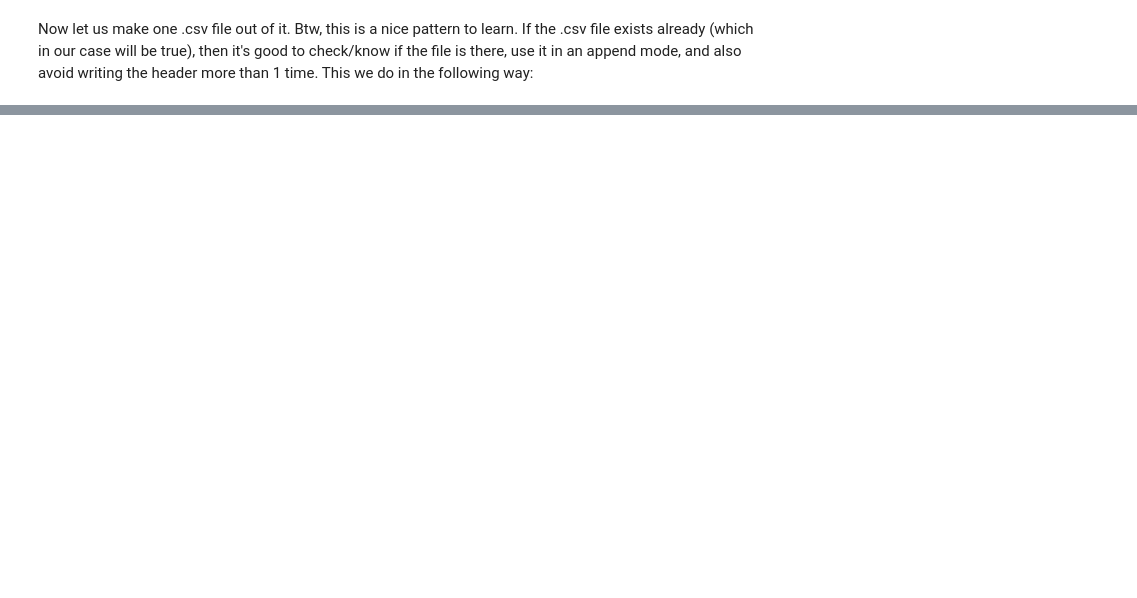
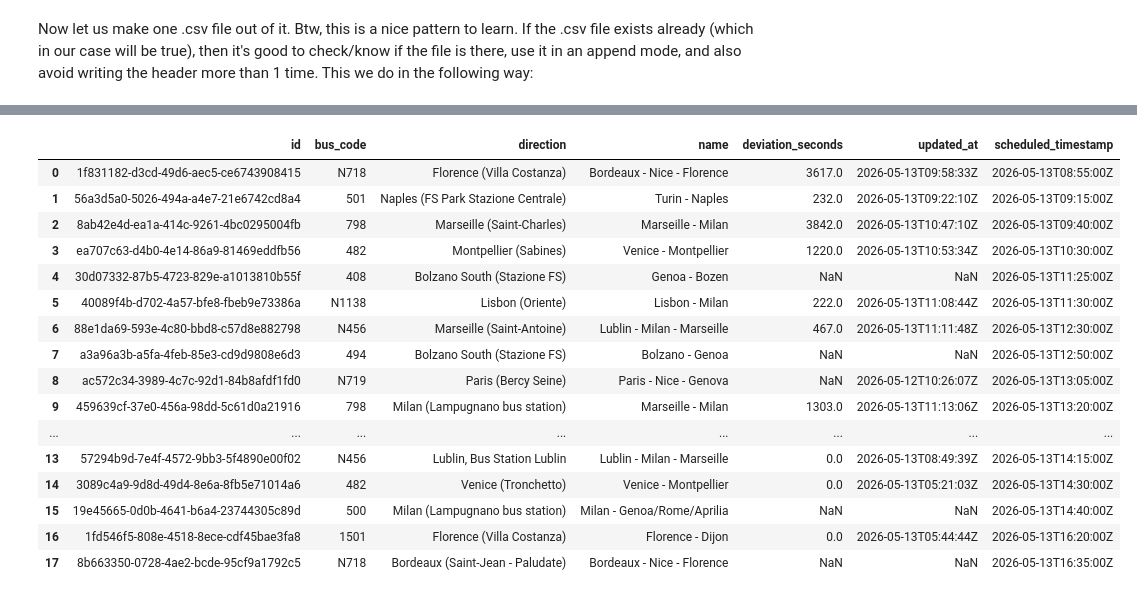
Before and after one commit to armankorajac/flixbus_tracker, a Jupyter notebook: src/parser.ipynb, the cells around one changed output, grey strips where cells are left out. Drawn from its saved outputs; the diff is of its cells as text; code cells hidden in the pictures; blank space fills up the shorter version.

```diff
--- a/src/parser.ipynb
+++ b/src/parser.ipynb
@@ -82,12 +79,19 @@ def length_of_rides(data):
 # %%
-def extract_departure_and_delay(data, n): # Extract data for the delay, when it was updated, and the scheduled departure time
+def extract_dep_delay_id(data, n): # Extract data for the ID of the bus, general information, delay (if given), when it was updated, and the scheduled departure time
 
-    subdata = data['rides'][n]['status']['deviation']
+    subdata1 = data['rides'][n]['line'] # This is the general information about the bus, such as the code, direction and name of the line
+    subdata2 = data['rides'][n]['status']['deviation'] if data['rides'][n]['status']['deviation'] is not None else {'deviation_seconds': None, 'updated_at': None} # For some buses there is no information about the delay
+
 
     dict_data = {
-        'deviation_seconds': subdata['deviation_seconds'],
-        'updated_at': subdata['updated_at'],
+        'id': data['rides'][n]['id'],
+        'bus_code': subdata1['code'],
+        'direction': subdata1['direction'],
+        'name': subdata1['name'],
+        'deviation_seconds': subdata2['deviation_seconds'],
+        'updated_at': subdata2['updated_at'],
         'scheduled_timestamp': data['rides'][n]['status']['scheduled_timestamp']
-    }
+        }
+
 
     return dict_data
@@ -115 +98,12 @@ extract_line_data(data, 0)
+# %%
+def extract_dep_delay_id_total(data): # Extract data for all the rides in the data
+
+    list_of_dicts = []
+
+    for i in range(len(data['rides'])):
+        print(i)
+        print("length of rides: ", len(data['rides']))
+        list_of_dicts.append(extract_dep_delay_id(data, i))
+
+    return list_of_dicts
 # %%
@@ -126,3 +126,3 @@ file_exists = Path('/home/armankorajac/flixbus_tracker/data/processed/genoa_prin
 # %%
-with open("/home/armankorajac/flixbus_tracker/data/raw/{0}_departures_{1}_to_{2}.json".format(station, time_before_4_hours_file, time_in_4_hours_file), "w") as f:
-    json.dump(departs, f, indent=4)
+processed_data= extract_dep_delay_id_total(data)
+df = pd.DataFrame(processed_data)
@@ -128,0 +147,20 @@ with open("/home/armankorajac/flixbus_tracker/data/raw/{0}_departures_{1}_to_{2}
+# %%
+df
+# %% [output]
+|  | id | bus_code | direction | name | deviation_seconds | updated_at | scheduled_timestamp |
+| 0 | 1f831182-d3cd-49d6-aec5-ce6743908415 | N718 | Florence (Villa Costanza) | Bordeaux - Nice - Florence | 3617.0 | 2026-05-13T09:58:33Z | 2026-05-13T08:55:00Z |
+| 1 | 56a3d5a0-5026-494a-a4e7-21e6742cd8a4 | 501 | Naples (FS Park Stazione Centrale) | Turin - Naples | 232.0 | 2026-05-13T09:22:10Z | 2026-05-13T09:15:00Z |
+| 2 | 8ab42e4d-ea1a-414c-9261-4bc0295004fb | 798 | Marseille (Saint-Charles) | Marseille - Milan | 3842.0 | 2026-05-13T10:47:10Z | 2026-05-13T09:40:00Z |
+| 3 | ea707c63-d4b0-4e14-86a9-81469eddfb56 | 482 | Montpellier (Sabines) | Venice - Montpellier | 1220.0 | 2026-05-13T10:53:34Z | 2026-05-13T10:30:00Z |
+| 4 | 30d07332-87b5-4723-829e-a1013810b55f | 408 | Bolzano South (Stazione FS) | Genoa - Bozen | NaN | NaN | 2026-05-13T11:25:00Z |
+| 5 | 40089f4b-d702-4a57-bfe8-fbeb9e73386a | N1138 | Lisbon (Oriente) | Lisbon - Milan | 222.0 | 2026-05-13T11:08:44Z | 2026-05-13T11:30:00Z |
+| 6 | 88e1da69-593e-4c80-bbd8-c57d8e882798 | N456 | Marseille (Saint-Antoine) | Lublin - Milan - Marseille | 467.0 | 2026-05-13T11:11:48Z | 2026-05-13T12:30:00Z |
+| 7 | a3a96a3b-a5fa-4feb-85e3-cd9d9808e6d3 | 494 | Bolzano South (Stazione FS) | Bolzano - Genoa | NaN | NaN | 2026-05-13T12:50:00Z |
+| 8 | ac572c34-3989-4c7c-92d1-84b8afdf1fd0 | N719 | Paris (Bercy Seine) | Paris - Nice - Genova | NaN | 2026-05-12T10:26:07Z | 2026-05-13T13:05:00Z |
+| 9 | 459639cf-37e0-456a-98dd-5c61d0a21916 | 798 | Milan (Lampugnano bus station) | Marseille - Milan | 1303.0 | 2026-05-13T11:13:06Z | 2026-05-13T13:20:00Z |
+| ... | ... | ... | ... | ... | ... | ... | ... |
+| 13 | 57294b9d-7e4f-4572-9bb3-5f4890e00f02 | N456 | Lublin, Bus Station Lublin | Lublin - Milan - Marseille | 0.0 | 2026-05-13T08:49:39Z | 2026-05-13T14:15:00Z |
+| 14 | 3089c4a9-9d8d-49d4-8e6a-8fb5e71014a6 | 482 | Venice (Tronchetto) | Venice - Montpellier | 0.0 | 2026-05-13T05:21:03Z | 2026-05-13T14:30:00Z |
+| 15 | 19e45665-0d0b-4641-b6a4-23744305c89d | 500 | Milan (Lampugnano bus station) | Milan - Genoa/Rome/Aprilia | NaN | NaN | 2026-05-13T14:40:00Z |
+| 16 | 1fd546f5-808e-4518-8ece-cdf45bae3fa8 | 1501 | Florence (Villa Costanza) | Florence - Dijon | 0.0 | 2026-05-13T05:44:44Z | 2026-05-13T16:20:00Z |
+| 17 | 8b663350-0728-4ae2-bcde-95cf9a1792c5 | N718 | Bordeaux (Saint-Jean - Paludate) | Bordeaux - Nice - Florence | NaN | NaN | 2026-05-13T16:35:00Z |
```
Also changed, not shown: parts of 7 cells of this notebook, 1 other file.
